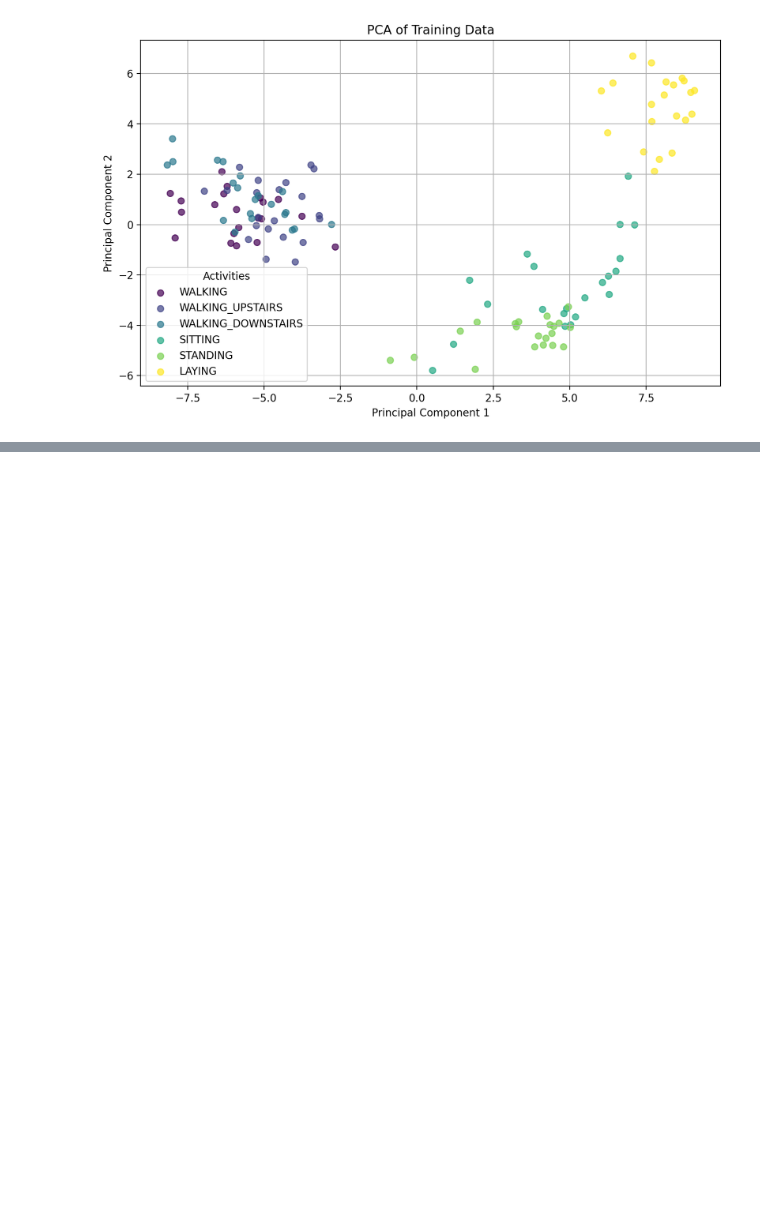
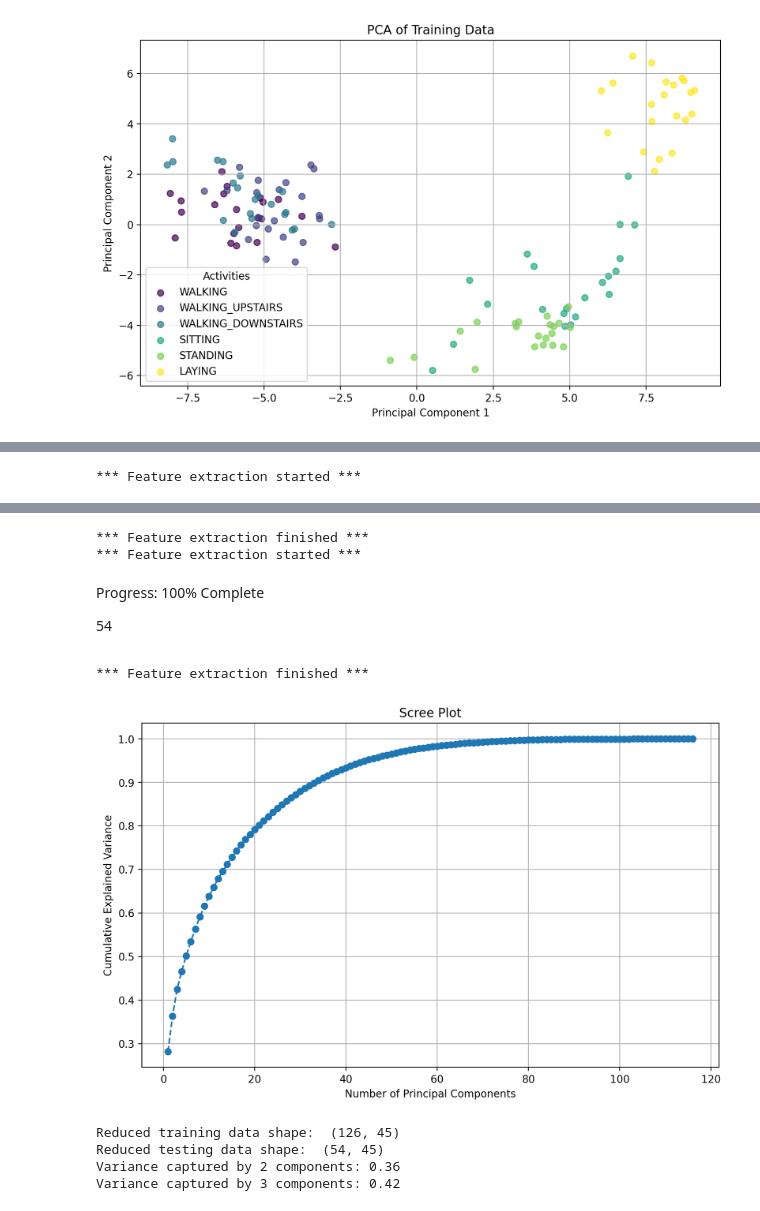
Before and after one commit to ShardulJunagade/ES-335-Assignment-1-2024-Fall, a Jupyter notebook: EDA/Q3.ipynb, the cells around one changed output, grey strips where cells are left out. Drawn from its saved outputs; the diff is of its cells as text; code cells hidden in the pictures; blank space fills up the shorter version.

```diff
--- a/EDA/Q3.ipynb
+++ b/EDA/Q3.ipynb
@@ -196,0 +396,70 @@ plt.show()
+# %%
+import tsfel
+import numpy as np
+import pandas as pd
+from sklearn.feature_selection import VarianceThreshold
+from sklearn import preprocessing
+from sklearn.decomposition import PCA
+import matplotlib.pyplot as plt
+
+# Extract features using TSFEL
+cfg = tsfel.get_features_by_domain()  # Get all features by default
+X_train_tsfel = tsfel.time_series_features_extractor(cfg, X_train, verbose=1, fs=50)
+X_test_tsfel = tsfel.time_series_features_extractor(cfg, X_test, verbose=1, fs=50)
+
+# Remove highly correlated features
+corr_features = tsfel.correlated_features(X_train_tsfel)
+X_train_tsfel_updated = X_train_tsfel.drop(corr_features, axis=1)
+X_test_tsfel_updated = X_test_tsfel.drop(corr_features, axis=1)
+
+# Remove low variance features
+selector = VarianceThreshold(threshold=0.1)
+X_train_tsfel_modified = selector.fit_transform(X_train_tsfel_updated)
+X_test_tsfel_modified = selector.transform(X_test_tsfel_updated)
+
+# Normalize features
+scaler = preprocessing.StandardScaler()
+X_train_tsfel_test = scaler.fit_transform(X_train_tsfel_modified)
+X_test_tsfel_test = scaler.transform(X_test_tsfel_modified)
+
+# Perform PCA
+pca = PCA()
+pca.fit(X_train_tsfel_test)
+
+# Explained variance ratio
+explained_variance_ratio = pca.explained_variance_ratio_
+cumulative_explained_variance = np.cumsum(explained_variance_ratio)
+
+# Plot the Scree Plot
+plt.figure(figsize=(10, 6))
+plt.plot(range(1, len(cumulative_explained_variance) + 1), cumulative_explained_variance, marker='o', linestyle='--')
+plt.xlabel('Number of Principal Components')
+plt.ylabel('Cumulative Explained Variance')
+plt.title('Scree Plot')
+plt.grid(True)
+plt.show()
+
+# Decide on the number of components to retain
+variance_threshold = 0.95  # Retain 95% of the variance
+num_components = np.argmax(cumulative_explained_variance >= variance_threshold) + 1
+
+# Apply PCA with the selected number of components
+pca = PCA(n_components=num_components)
+X_train_pca = pca.fit_transform(X_train_tsfel_test)
+X_test_pca = pca.transform(X_test_tsfel_test)
+
+print("Reduced training data shape: ", X_train_pca.shape)
+print("Reduced testing data shape: ", X_test_pca.shape)
+
+# Print the variance captured by the first 2 and 3 components
+variance_2_components = cumulative_explained_variance[1] if len(cumulative_explained_variance) > 1 else None
+variance_3_components = cumulative_explained_variance[2] if len(cumulative_explained_variance) > 2 else None
+
+print(f"Variance captured by 2 components: {variance_2_components:.2f}" if variance_2_components is not None else "Not enough components for 2")
+print(f"Variance captured by 3 components: {variance_3_components:.2f}" if variance_3_components is not None else "Not enough components for 3")
+
+# # Save the reduced dataset
+# np.save('../FinalDataset/X_train_tsfel_reduced.npy', X_train_pca)
+# np.save('../FinalDataset/X_test_tsfel_reduced.npy', X_test_pca)
+# %% [output]
+*** Feature extraction started ***
@@ -196,0 +468,10 @@ plt.show()
+*** Feature extraction finished ***
+*** Feature extraction started ***
+Progress: 100% Complete
+54
+*** Feature extraction finished ***
+[figure, added]
+Reduced training data shape:  (126, 45)
+Reduced testing data shape:  (54, 45)
+Variance captured by 2 components: 0.36
+Variance captured by 3 components: 0.42
```
Also changed, not shown: parts of 13 cells of this notebook, 6 other files.
